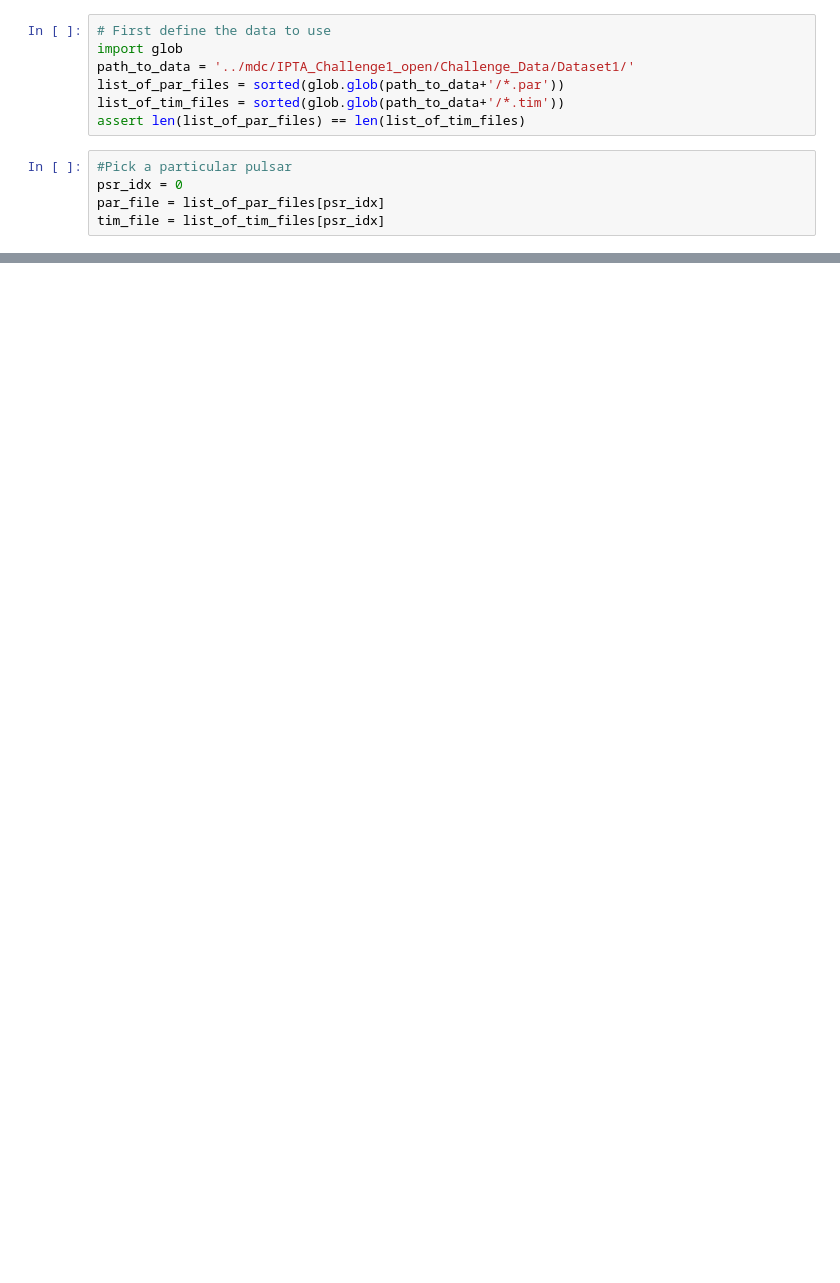
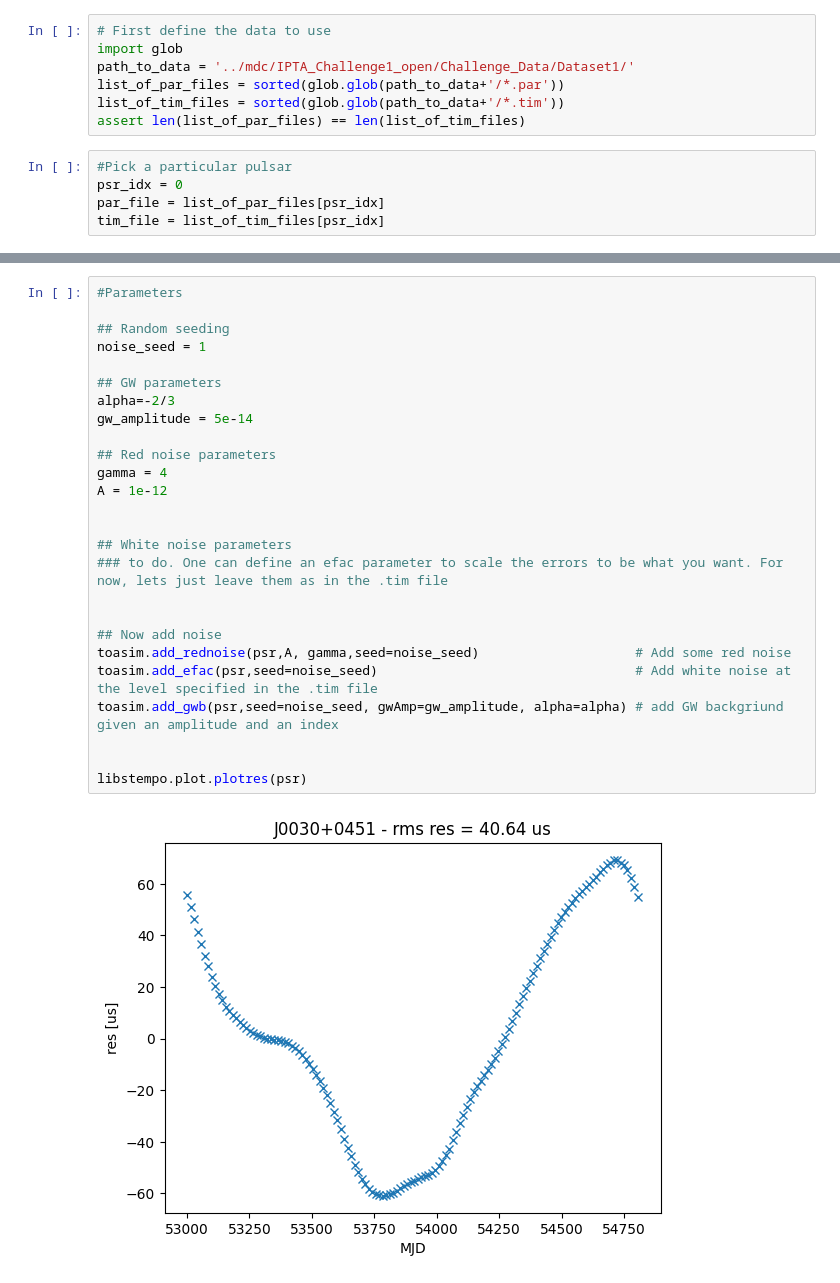
Before and after one commit to tomkimpson/PulsarMockData, a Jupyter notebook: notebooks/01.explore_how_to_generate_frequencies.ipynb, the cells around one changed output, grey strips where cells are left out. Cells and saved outputs as stored; diff of their text form; blank space fills up the shorter version.

```diff
--- a/notebooks/01.explore_how_to_generate_frequencies.ipynb
+++ b/notebooks/01.explore_how_to_generate_frequencies.ipynb
@@ -59,0 +66,28 @@ This looks reasonable, and behaves as I might expect.
+# %%
+#Parameters
+
+## Random seeding
+noise_seed = 1
+
+## GW parameters
+alpha=-2/3
+gw_amplitude = 5e-14
+
+## Red noise parameters
+gamma = 4
+A = 1e-12
+
+
+## White noise parameters
+### to do. One can define an efac parameter to scale the errors to be what you want. For now, lets just leave them as in the .tim file
+
+
+## Now add noise
+toasim.add_rednoise(psr,A, gamma,seed=noise_seed)                    # Add some red noise
+toasim.add_efac(psr,seed=noise_seed)                                 # Add white noise at the level specified in the .tim file
+toasim.add_gwb(psr,seed=noise_seed, gwAmp=gw_amplitude, alpha=alpha) # add GW backgriund given an amplitude and an index
+
+
+libstempo.plot.plotres(psr)
+# %% [output]
+[figure, added]
```
Also changed, not shown: parts of 17 cells of this notebook, 1 other file.
